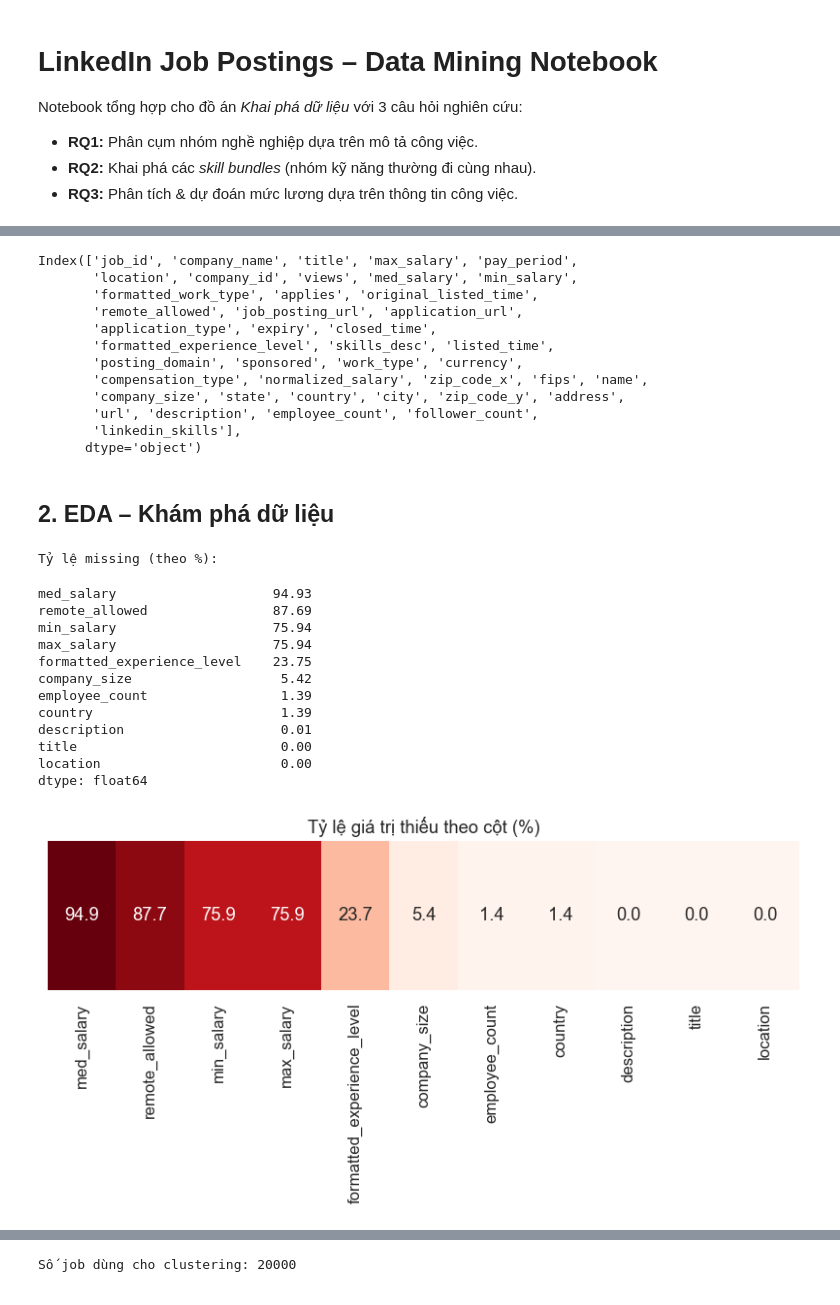
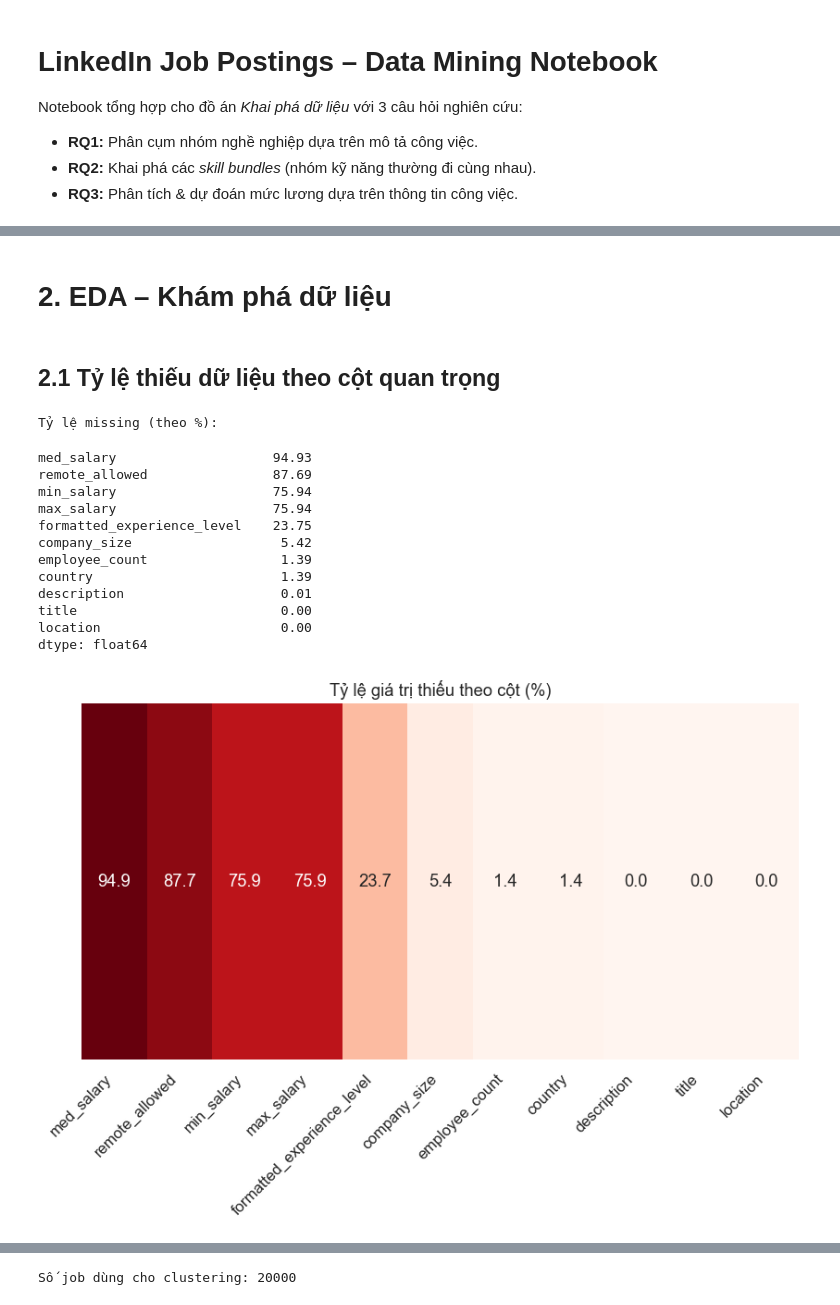
Before and after one commit to QuangMinh03042005/sgu25_kpdl, a Jupyter notebook: final/research.ipynb, the cells around one changed output, grey strips where cells are left out. Drawn from its saved outputs; the diff is of its cells as text; code cells hidden in the pictures.

Commit message:
final project: refactor file structure, add more plots, comment, modify K-means, train more model

```diff
--- a/final/research.ipynb
+++ b/final/research.ipynb
@@ -66,0 +71,13 @@ Không tìm thấy benefits.csv – bỏ qua bảng phúc lợi.
+# %%
+
+# Gộp để lấy tên kỹ năng đầy đủ
+job_skills_full = job_skills_df.merge(skill_map_df, on="skill_abr", how="left")
+
+# Gom danh sách kỹ năng theo từng job_id
+skills_per_job = (
+    job_skills_full.dropna(subset=["skill_name"])
+    .groupby("job_id")["skill_name"]
+    .apply(list)
+    .reset_index()
+    .rename(columns={"skill_name": "linkedin_skills"})
+)
@@ -129,8 +264,11 @@ emp_latest = emp_counts_df.sort_values("time_recorded").groupby("company_id").ta
 job_merged = job_merged.merge(
     emp_latest[["company_id", "employee_count", "follower_count"]],
     on="company_id",
-    how="left"
+    how="left",
 )
+
+# Merge skill vào job_merged
+job_merged = job_merged.merge(skills_per_job, on="job_id", how="left")
 
 print("Kích thước sau khi merge:", job_merged.shape)
 job_merged.head()
@@ -194,51 +284,46 @@ Kích thước job_merged sau khi thêm linkedin_skills: (123849, 42)
-# %%
-job_merged.columns
-# %% [output]
-Index(['job_id', 'company_name', 'title', 'max_salary', 'pay_period',
-       'location', 'company_id', 'views', 'med_salary', 'min_salary',
-       'formatted_work_type', 'applies', 'original_listed_time',
-       'remote_allowed', 'job_posting_url', 'application_url',
-       'application_type', 'expiry', 'closed_time',
-       'formatted_experience_level', 'skills_desc', 'listed_time',
-       'posting_domain', 'sponsored', 'work_type', 'currency',
-       'compensation_type', 'normalized_salary', 'zip_code_x', 'fips', 'name',
-       'company_size', 'state', 'country', 'city', 'zip_code_y', 'address',
-       'url', 'description', 'employee_count', 'follower_count',
-       'linkedin_skills'],
-      dtype='object')
 # %% [markdown]
-## 2. EDA – Khám phá dữ liệu
+# 2. EDA – Khám phá dữ liệu
+# %% [markdown]
+## 2.1 Tỷ lệ thiếu dữ liệu theo cột quan trọng
 # %%
-# 2.1 Tỷ lệ thiếu dữ liệu theo cột quan trọng
 cols_check = [
-    "title", "description", "min_salary", "med_salary", "max_salary",
-    "formatted_experience_level", "remote_allowed", "location",
-    "company_size", "employee_count", "country"
+    "title",
+    "description",
+    "min_salary",
+    "med_salary",
+    "max_salary",
+    "formatted_experience_level",
+    "remote_allowed",
+    "location",
+    "company_size",
+    "employee_count",
+    "country",
 ]
 
 missing_ratio = job_merged[cols_check].isna().mean().sort_values(ascending=False)
 print("Tỷ lệ missing (theo %):")
 display((missing_ratio * 100).round(2))
 
 # Vẽ heatmap tỷ lệ missing
-plt.figure(figsize=(10, 2))
-sns.heatmap(missing_ratio.to_frame().T * 100, annot=True, fmt=".1f",
-            cmap="Reds", cbar=False)
+sns.heatmap(
+    missing_ratio.to_frame().T * 100, annot=True, fmt=".1f", cmap="Reds", cbar=False
+)
 plt.title("Tỷ lệ giá trị thiếu theo cột (%)")
 plt.yticks([])
+plt.xticks(rotation=45,ha="right")
 plt.show()
 # %% [output]
 Tỷ lệ missing (theo %):
 med_salary                    94.93
 remote_allowed                87.69
 min_salary                    75.94
 max_salary                    75.94
 formatted_experience_level    23.75
 company_size                   5.42
 employee_count                 1.39
 country                        1.39
 description                    0.01
 title                          0.00
 location                       0.00
 dtype: float64
-[figure, old version]
+[figure, new version]
```
Also changed, not shown: parts of 116 cells of this notebook.
